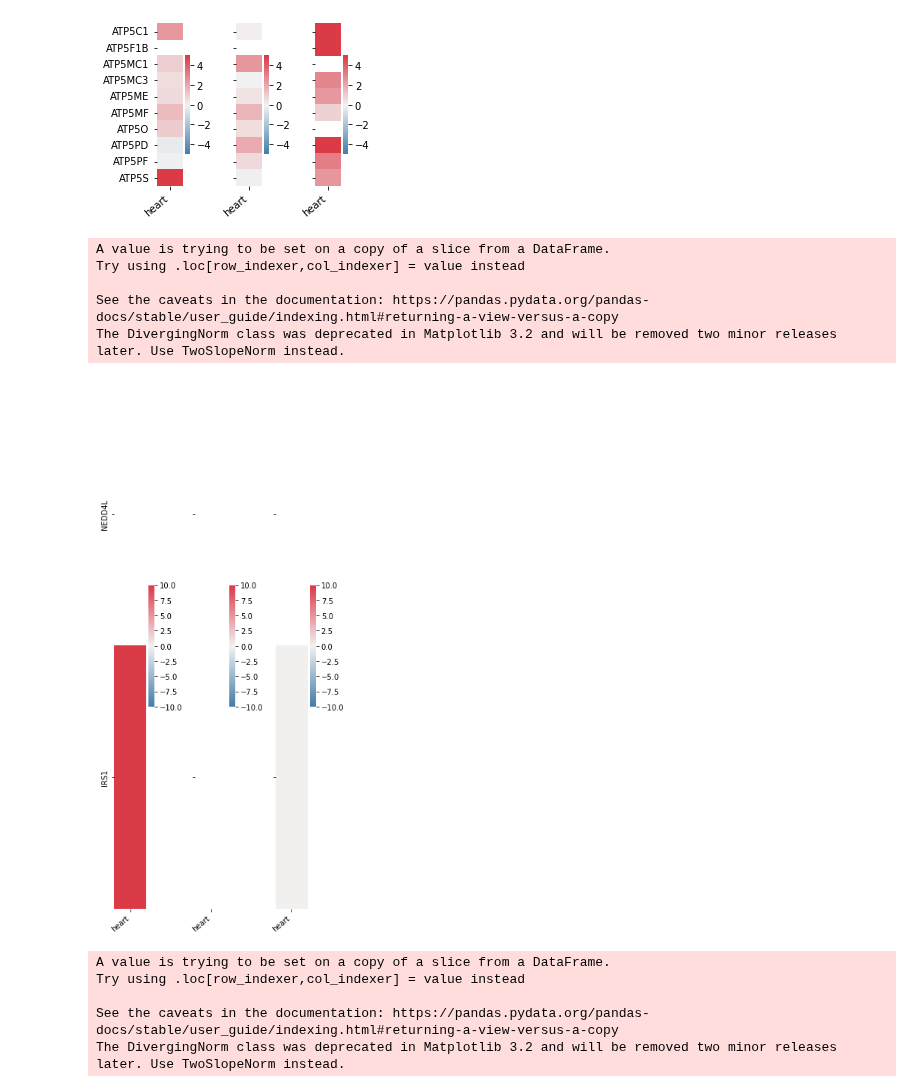
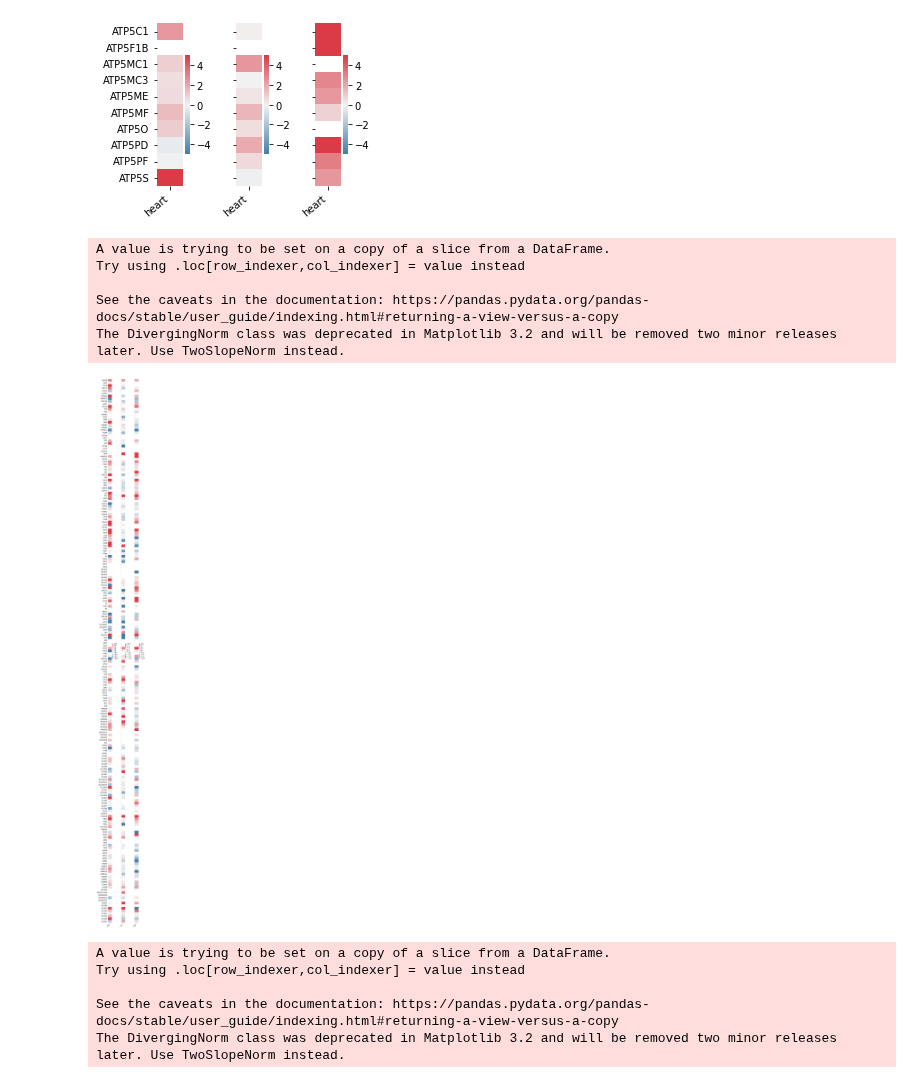
Before and after one commit to osipovarev/Transcriptome_for_NectarGenomics, a Jupyter notebook: up_down_DE_genes_analysis.ipynb, the cells around one changed output. Saved outputs shown, nothing was run; the diff lists cells and outputs as text; code cells hidden in the pictures.

```diff
--- a/up_down_DE_genes_analysis.ipynb
+++ b/up_down_DE_genes_analysis.ipynb
@@ -520,12 +520,13 @@ The DivergingNorm class was deprecated in Matplotlib 3.2 and will be removed two
 ## BCCA metabolism genes!
 # file_name = '/Users/osipova/Documents/LabDocs/NectarivoryProject/Expression_from_counts/BCCA_genes.lst'
 # file_name = 'RAS_list.from_Maggie.lst'
-file_name = 'RAS_list.from_Maggie.v2.lst'
+# file_name = 'RAS_list.from_Maggie.v2.lst'
+file_name = 'PotterGenes.lst'
 with open(file_name, 'r') as inf:
     essent_genes = inf.read().rstrip().split('\n')
 
 genes = essent_genes
-genes = ['NEDD4L', 'IRS1']
+
 # to_exclude = ['BCAT2', 'BCKDHA', 'BCKDK', 'HSD17B10', 'OXCT2']
 # for e in to_exclude:
 #     genes.remove(e)
@@ -534,16 +535,16 @@ genes = ['NEDD4L', 'IRS1']
 # limits = [5, 5, 5]
 limits = [10, 10, 10]
 i = 0
-fig, axes = plt.subplots(1, 3, figsize=(4.8, 10.5))
+fig, axes = plt.subplots(1, 3, figsize=(4.8, len(genes)/4))
 
 for df_merged in all_pairs_dfs:
     df_genes = df_merged[df_merged.index.isin(genes)]
 
     # Assign NaN to all missing GLUTs
 #     tissues = df_genes.columns
-#     tissues = ['liver']
+    tissues = ['liver']
 #     tissues = ['pectoralis']
-    tissues = ['heart']
+#     tissues = ['heart']
 #     tissues = ['pectoralis', 'heart', 'liver', 'duodenum', 'palate']
     df_genes['gene'] = df_genes.index
     with_values = df_genes.index
@@ -558,36 +559,38 @@ for df_merged in all_pairs_dfs:
 
     ## set palette and center it around 0
     gene_min = -limits[i]
     gene_max = limits[i]
 #     gene_min = df_genes['liver'].min()
 #     gene_max = df_genes['liver'].max()
 
     cmap = sns.diverging_palette(240, 10, as_cmap=True)
     divnorm = DivergingNorm(vmin=gene_min, vcenter=0, vmax=gene_max)
 
     ## plot relevance value
 #     sns.heatmap(ax=axes[i], data=df_genes, cmap='Greens')
     sns.heatmap(ax=axes[i], data=df_genes, cmap=cmap, norm=divnorm)
 
     axes[i].set_xticklabels(axes[i].get_xticklabels(), rotation=40, ha="right")
     axes[i].set_ylabel('')
     if i != 0:
         axes[i].set_yticklabels('')
     fig.tight_layout()
     i += 1
 
 # pdf_name = 'BCCA_genes.distance.ALL_tissue.ALL_pairs.pdf'
 # pdf_name = 'BCCA_genes.distance.pectoralis.ALL_pairs.pdf'
 # pdf_name = 'RAS_genes.distance.heart.ALL_pairs.pdf'
-pdf_name = 'RAS_genes.v2.distance.heart.ALL_pairs.pdf'
-# fig.savefig(pdf_name, bbox_inches='tight')
+# pdf_name = 'RAS_genes.v2.distance.heart.ALL_pairs.pdf'
+# pdf_name = 'IRS1_NEDD4L_distance.heart.ALL_pairs.pdf'
+pdf_name = 'PotterGenes.distance.liver.ALL_pairs.pdf'
+fig.savefig(pdf_name, bbox_inches='tight')
 # %% [output]
 A value is trying to be set on a copy of a slice from a DataFrame.
 Try using .loc[row_indexer,col_indexer] = value instead
 
 See the caveats in the documentation: https://pandas.pydata.org/pandas-docs/stable/user_guide/indexing.html#returning-a-view-versus-a-copy
 The DivergingNorm class was deprecated in Matplotlib 3.2 and will be removed two minor releases later. Use TwoSlopeNorm instead.
-[figure, old version]
+[figure, new version]
 # %%
 ## Missing genes for the summary Figure (mTOR, BCCA, glycolysis, ..)
 # file_name = '/Users/osipova/Documents/LabDocs/NectarivoryProject/Expression_from_counts/mTOR.BCCA.glyco.genes_missing.lst'
```
Also changed, not shown: parts of 1 cell of this notebook.
